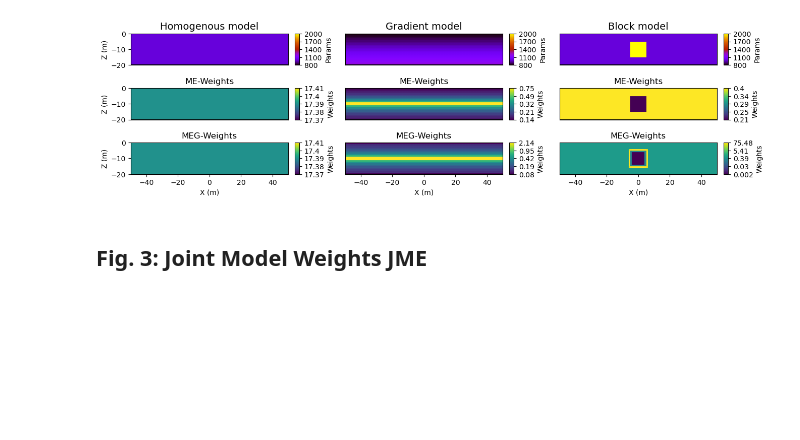
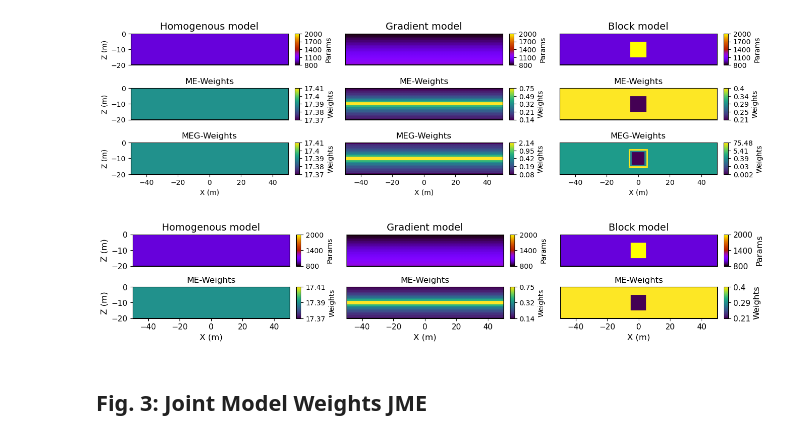
Before and after one commit to ZiegAnt/Joint-Minimum-Entropy-Inversion-Paper, a Jupyter notebook: Code/2_Fig123.ipynb, the cells around one changed output. Saved outputs shown, nothing was run; the diff lists cells and outputs as text; code cells hidden in the pictures; blank space fills up the shorter version.

```diff
--- a/Code/2_Fig123.ipynb
+++ b/Code/2_Fig123.ipynb
@@ -195,5 +203,75 @@ plt.subplots_adjust(wspace=0.36, hspace=0.18)
 # %% [output]
 [figure]
+# %%
+# %% show models
+mesh = grid
+
+q=1
+b=1e-5
+
+hom = 1000 * mesh.cellMarkers()
+block = 1000 * mesh.cellMarkers()
+for i, c in enumerate(mesh.cellCenters()):
+    if abs(pg.x(c)) <=5:
+        if pg.y(c)<-5 and pg.y(c)>-15:
+            block[i]=2*block[i]
+grad = 800 - (400/20)* pg.y(mesh.cellCenters())
+
+# %% plot ME weights for different models
+fig, ax = plt.subplots(2,3,figsize=(15,2.5))
+# fig.tight_layout(pad=0.5)
+
+tit = ['Homogenous model', 'Gradient model', 'Block model']
+for i, mod in enumerate([hom, grad, block]):
+
+    [m, m0] = normalize(mod, hom)
+
+    Qe = np.sum(abs(m-m0)**q + b)
+    we = np.sqrt( 1/Qe * 1/(b+abs(m-m0)**2) * (b+abs(m-m0)**q) * np.log(Qe/(b+abs(m-m0)**q)))
+
+
+    pg.show(mesh, mod, ax=ax[0,i], cMap='gnuplot', orientation='vertical', cMin=800, cMax=2000, colorBar=False)
+    pg.show(mesh, we, ax=ax[1,i], label='ME-Weights', orientation='vertical', logScale=True, colorBar=False)
+    ax[0,i].set_title(tit[i], fontsize=14); ax[1,i].set_title('ME-Weights', fontsize=12);
+
+    cax0 = ax[0,i].inset_axes([1.04, 0.0, 0.03, 1])
+    createColorBarOnly(ax=cax0, cMin=800, cMax=2000, logScale=False,cMap='gnuplot',nLevs=3,
+                       label='Params', orientation='vertical')
+
+    cax1 = ax[1,i].inset_axes([1.04, 0.0, 0.03, 1])
+    createColorBarOnly(ax=cax1, logScale=True,cMap='viridis', cMin=min(we), cMax=max(we),nLevs=3,
+                       label='Weights', orientation='vertical')
+
+
+
+for axis in ax:
+    for a in axis:
+        a.set_xlim(-50,50)
+for axis in ax[:,0]:
+    axis.set_ylabel('Z (m)',fontsize=12)
+for axis in ax[-1,:]:
+    axis.set_xlabel('X (m)',fontsize=12)
+for axis in ax[0,:]:
+    axis.set_xticks([])
+for axis_ar in ax[:,1:]:
+    for axis in axis_ar:
+        axis.set_yticks([])
+
+# some axis edits
+cax0.yaxis.label.set_size(12)
+cax1.yaxis.label.set_size(12)
+cax0.tick_params(labelsize=11)
+cax1.tick_params(labelsize=11)
+
+for axis in ax:
+    for a in axis:
+        a.tick_params(labelsize=11)
+
+plt.subplots_adjust(wspace=0.36, hspace=0.18)
+
+# plt.savefig(path+'Figures/Ch-2/Simple_weights.png', dpi=600, bbox_inches='tight')
+# %% [output]
+[figure, added]
 # %% [markdown]
 ## Fig. 3: Joint Model Weights JME
 # %%
```
Also changed, not shown: parts of 4 cells of this notebook, 8 other files.
